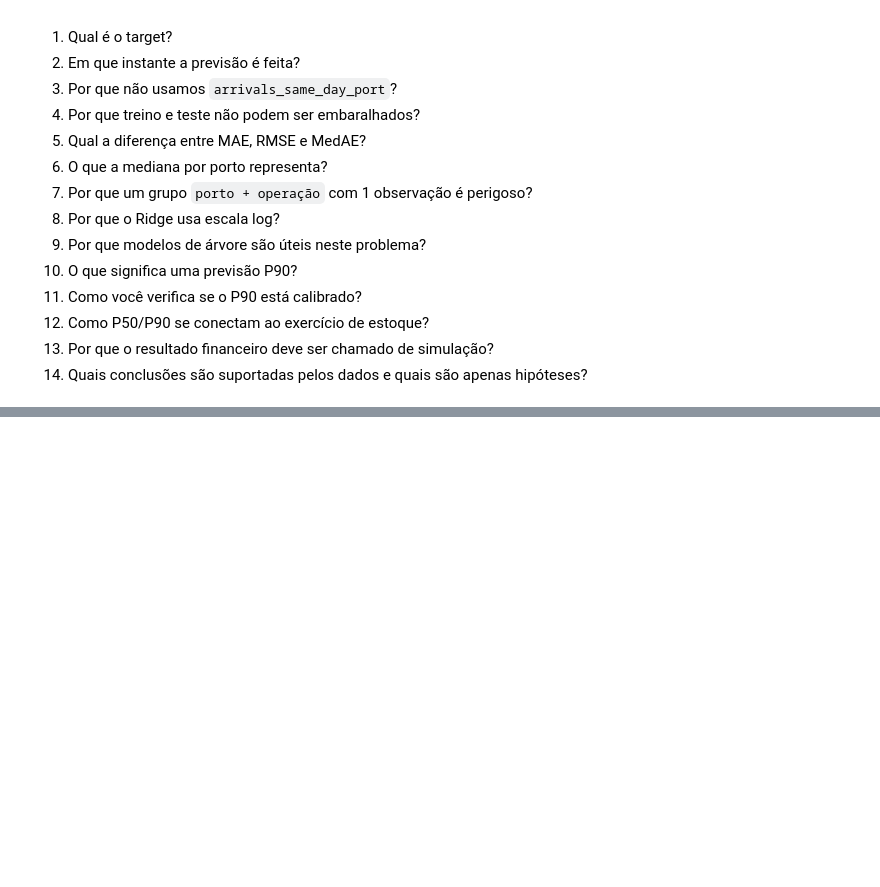
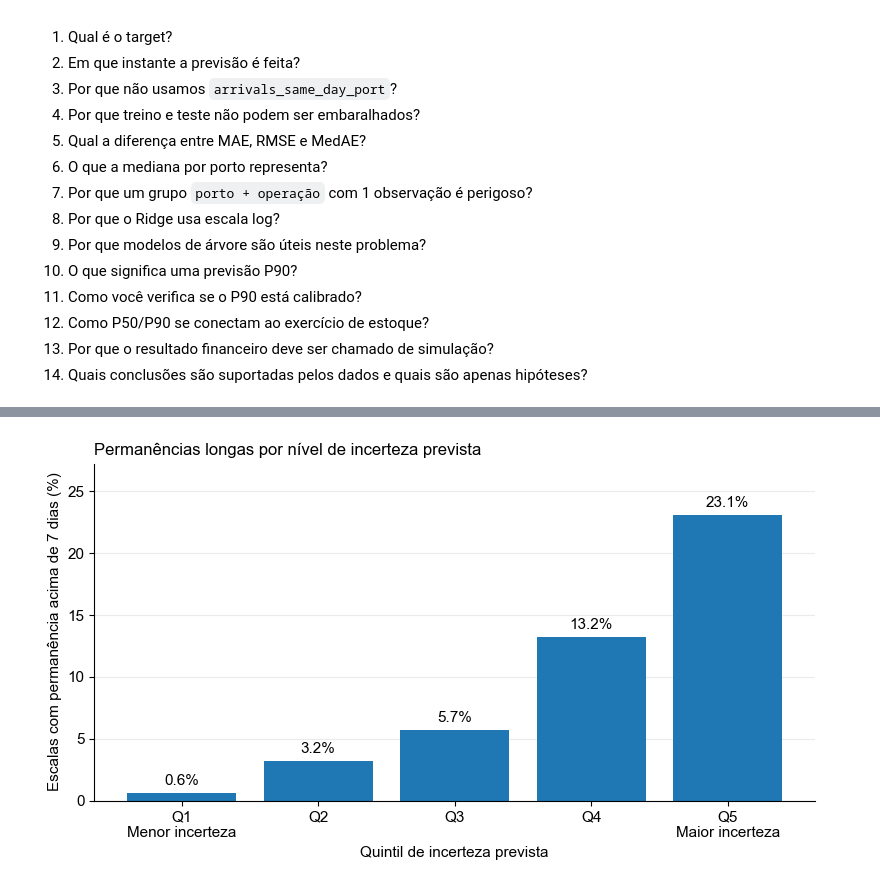
Before and after one commit to tiagoalberione/port_leadtime_prediction, a Jupyter notebook: notebooks/modeling_step_by_step.ipynb, the cells around one changed output, grey strips where cells are left out. Drawn from its saved outputs; the diff is of its cells as text; code cells hidden in the pictures; blank space fills up the shorter version.

```diff
--- a/notebooks/modeling_step_by_step.ipynb
+++ b/notebooks/modeling_step_by_step.ipynb
@@ -1254,0 +6098,44 @@ Antes de considerar o Capítulo 4 concluído, responda sem consultar o código:
+# %%
+# =========================================================
+# FIGURA 2
+# Casos acima de sete dias por nível de incerteza
+# =========================================================
+
+fig, ax = plt.subplots(figsize=(8, 4.5))
+
+bars = ax.bar(x, casos_acima_7d)
+
+ax.set_xticks(x)
+ax.set_xticklabels(grupos)
+
+ax.set_ylabel("Escalas com permanência acima de 7 dias (%)")
+ax.set_xlabel("Quintil de incerteza prevista")
+
+ax.set_title(
+    "Permanências longas por nível de incerteza prevista",
+    loc="left",
+    fontsize=12
+)
+
+ax.spines["top"].set_visible(False)
+ax.spines["right"].set_visible(False)
+
+ax.grid(axis="y", alpha=0.25)
+ax.set_axisbelow(True)
+
+# Valores sobre as barras
+for bar, valor in zip(bars, casos_acima_7d):
+    ax.text(
+        bar.get_x() + bar.get_width() / 2,
+        bar.get_height() + 0.4,
+        f"{valor:.1f}%",
+        ha="center",
+        va="bottom"
+    )
+
+ax.set_ylim(0, max(casos_acima_7d) * 1.18)
+
+plt.tight_layout()
+plt.show()
+# %% [output]
+[figure, added]
```
Also changed, not shown: parts of 183 cells of this notebook.
